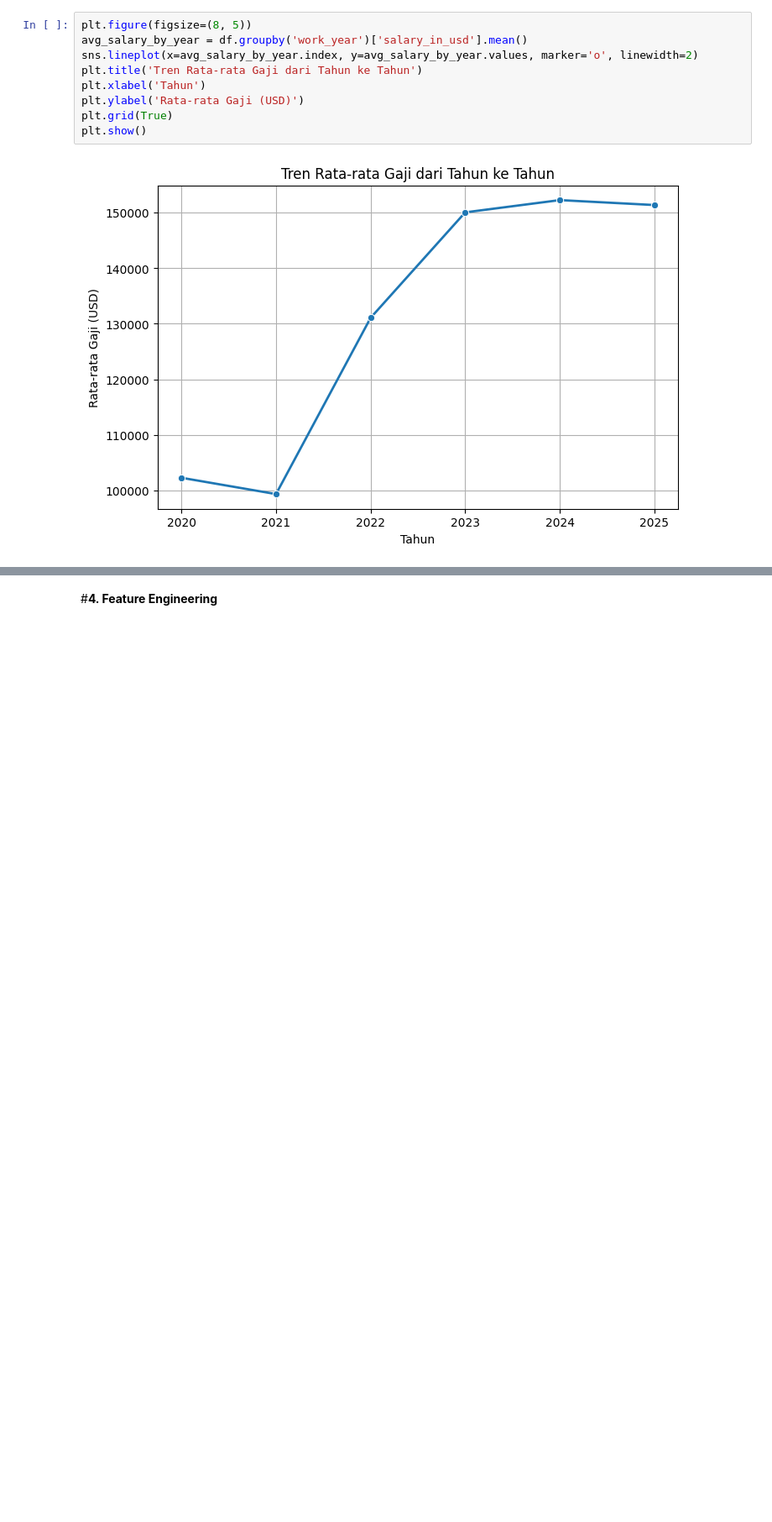
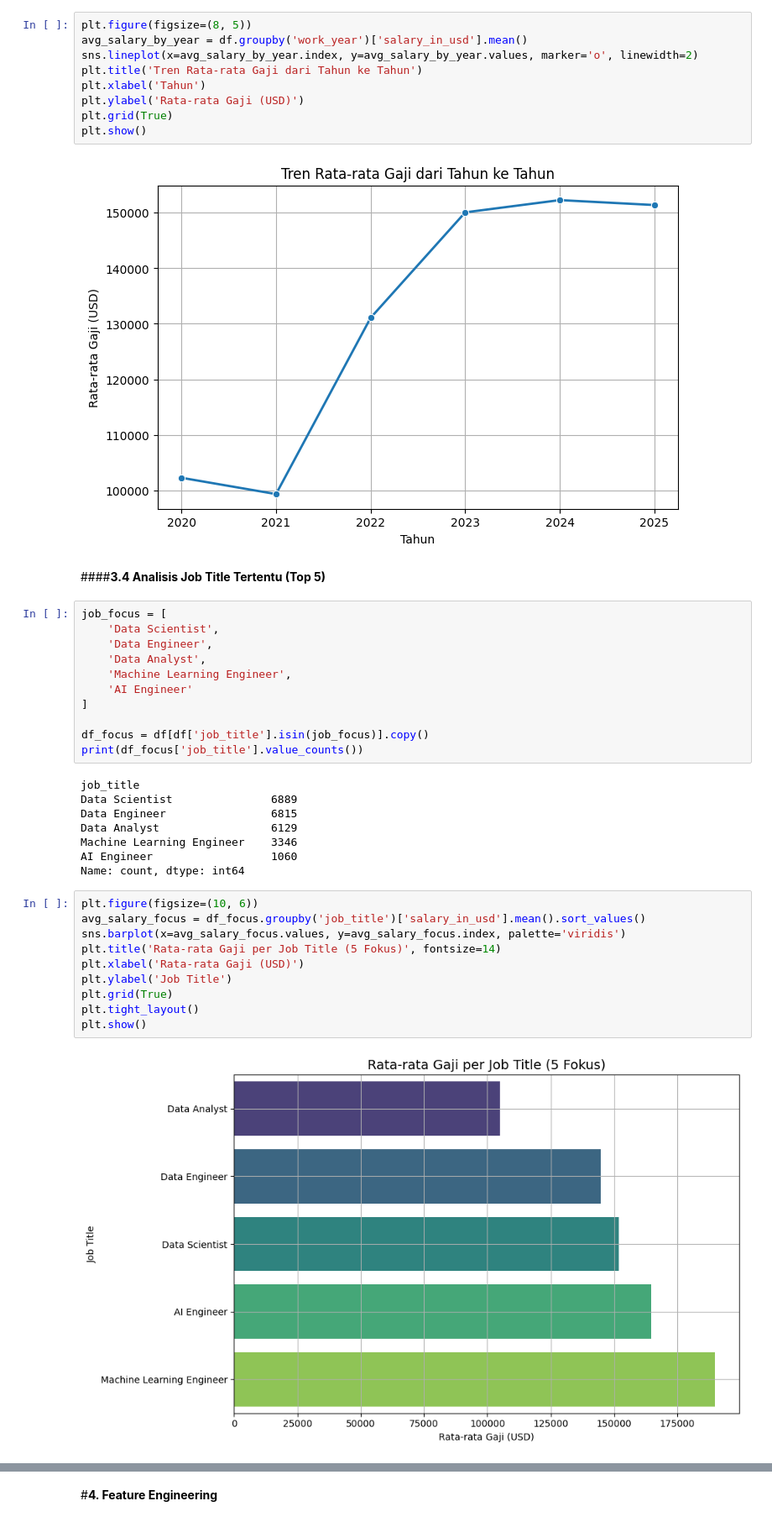
Before and after one commit to fathanzys/Data, a Jupyter notebook: uas_DataMining.ipynb, the cells around one changed output, grey strips where cells are left out. Shown at 84% size. Saved outputs shown, nothing was run; the diff lists cells and outputs as text; blank space fills up the shorter version.

```diff
--- a/uas_DataMining.ipynb
+++ b/uas_DataMining.ipynb
@@ -91,3 +91,36 @@ plt.grid(True)
 plt.show()
 # %% [output]
 [figure]
+# %% [markdown]
+####**3.4 Analisis Job Title Tertentu (Top 5)**
+# %%
+job_focus = [
+    'Data Scientist',
+    'Data Engineer',
+    'Data Analyst',
+    'Machine Learning Engineer',
+    'AI Engineer'
+]
+
+df_focus = df[df['job_title'].isin(job_focus)].copy()
+print(df_focus['job_title'].value_counts())
+# %% [output]
+job_title
+Data Scientist               6889
+Data Engineer                6815
+Data Analyst                 6129
+Machine Learning Engineer    3346
+AI Engineer                  1060
+Name: count, dtype: int64
+# %%
+plt.figure(figsize=(10, 6))
+avg_salary_focus = df_focus.groupby('job_title')['salary_in_usd'].mean().sort_values()
+sns.barplot(x=avg_salary_focus.values, y=avg_salary_focus.index, palette='viridis')
+plt.title('Rata-rata Gaji per Job Title (5 Fokus)', fontsize=14)
+plt.xlabel('Rata-rata Gaji (USD)')
+plt.ylabel('Job Title')
+plt.grid(True)
+plt.tight_layout()
+plt.show()
+# %% [output]
+[figure, added]
```
Also changed, not shown: parts of 4 cells of this notebook.
